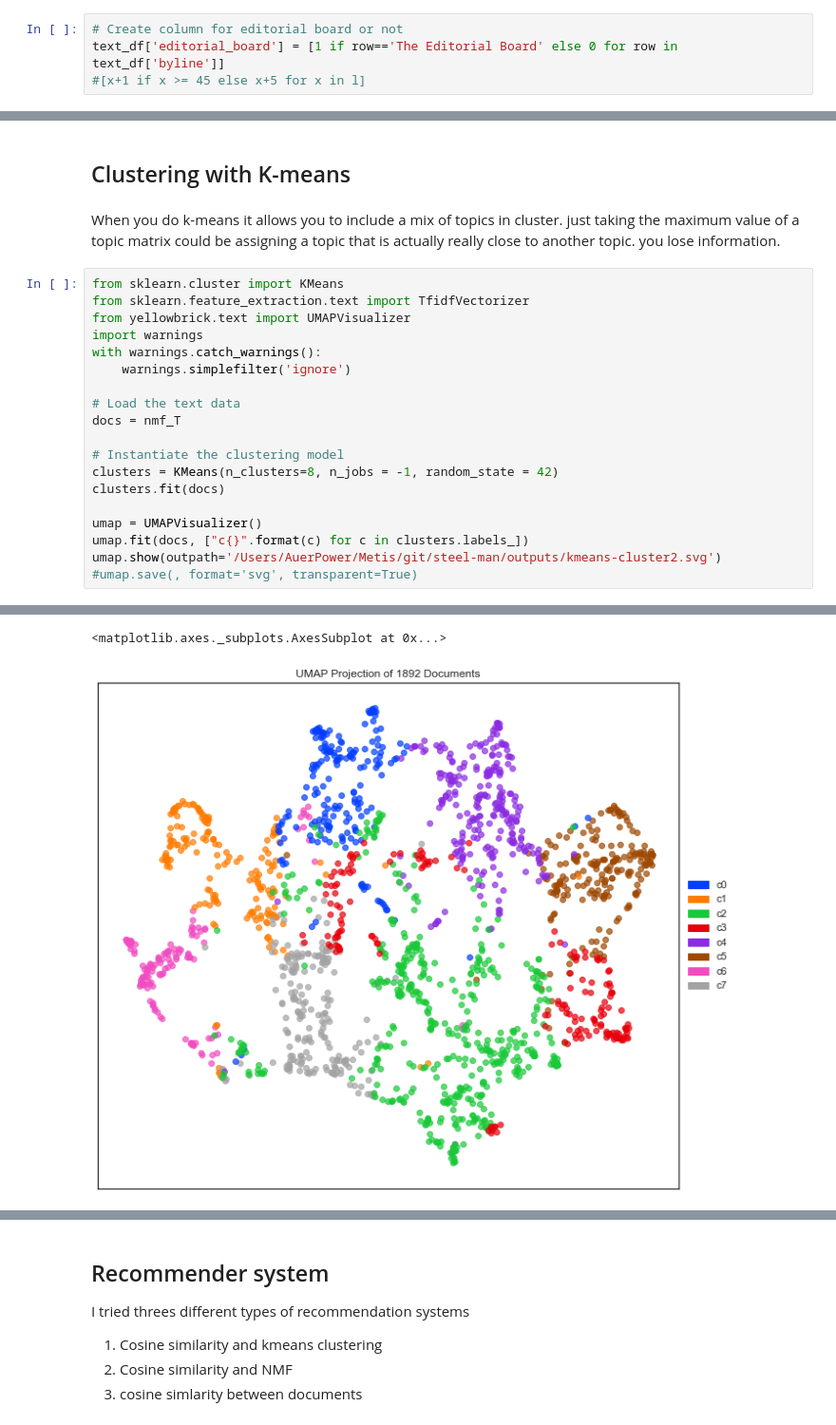
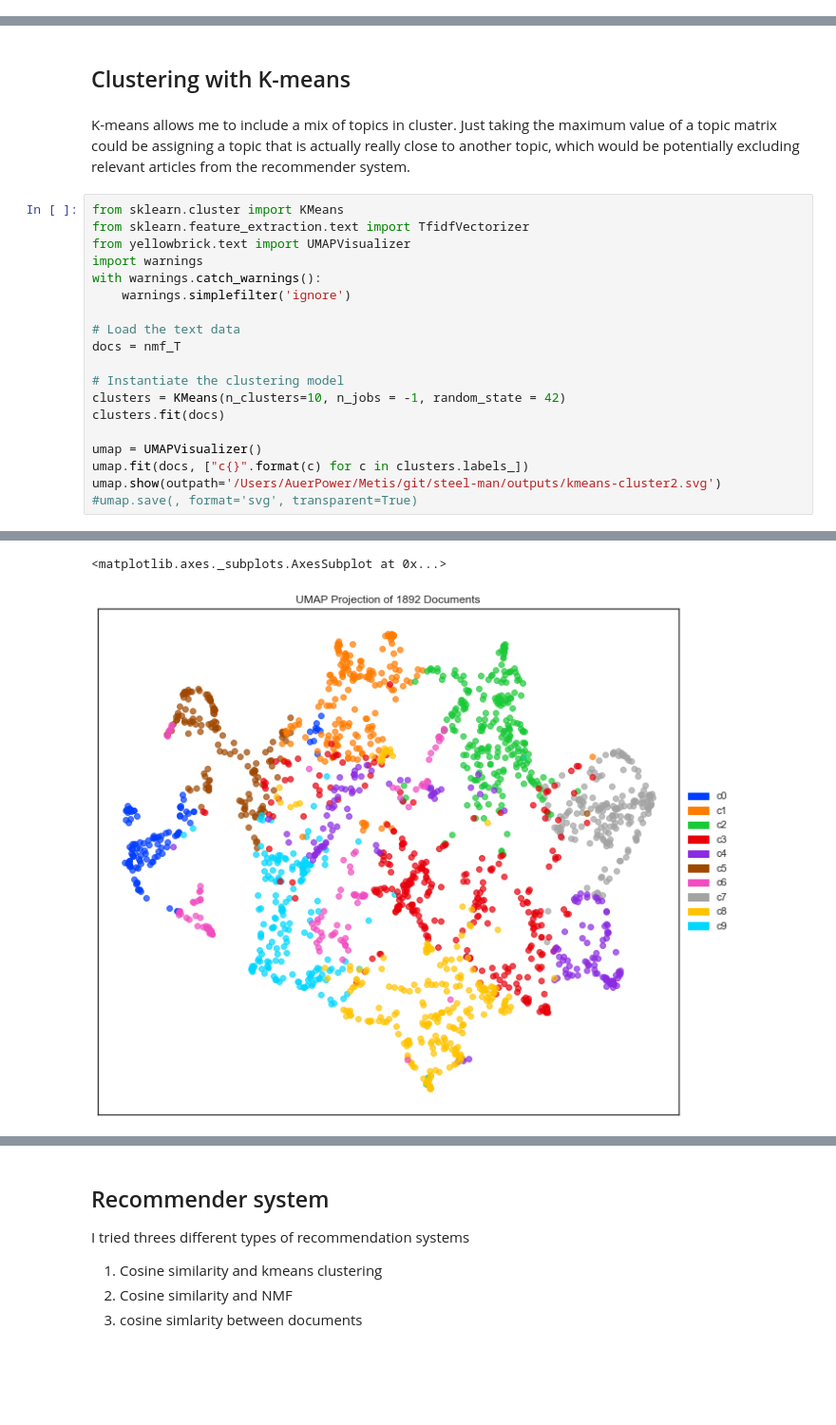
Before and after one commit to sauer3/steel-man, a Jupyter notebook: 02-processing-topic-modeling-clustering.ipynb, the cells around one changed output, grey strips where cells are left out. Shown: that part at 95% size. Saved outputs shown, nothing was run; the diff lists cells and outputs as text; blank space fills up the shorter version.

```diff
--- a/02-processing-topic-modeling-clustering.ipynb
+++ b/02-processing-topic-modeling-clustering.ipynb
@@ -78,4 +86,0 @@ number of articles in corpus: 1892
-# %%
-# Create column for editorial board or not
-text_df['editorial_board'] = [1 if row=='The Editorial Board' else 0 for row in text_df['byline']]
-#[x+1 if x >= 45 else x+5 for x in l]
@@ -337,7 +312,7 @@ umap.show(outpath='/Users/AuerPower/Metis/git/steel-man/outputs/topic-cluster2.s
 # %% [markdown]
 ## Clustering with K-means
 # %% [markdown]
-When you do k-means it allows you to include a mix of topics in cluster. just taking the maximum value of a topic matrix could be assigning a topic that is actually really close to another topic. you lose information.
+K-means allows me to include a mix of topics in cluster. Just taking the maximum value of a topic matrix could be assigning a topic that is actually really close to another topic, which would be potentially excluding relevant articles from the recommender system.
 # %%
 from sklearn.cluster import KMeans
 from sklearn.feature_extraction.text import TfidfVectorizer
@@ -350,7 +325,7 @@ with warnings.catch_warnings():
 docs = nmf_T
 
 # Instantiate the clustering model
-clusters = KMeans(n_clusters=8, n_jobs = -1, random_state = 42)
+clusters = KMeans(n_clusters=10, n_jobs = -1, random_state = 42)
 clusters.fit(docs)
 
 umap = UMAPVisualizer()
@@ -369,5 +346,5 @@ umap.show(outpath='/Users/AuerPower/Metis/git/steel-man/outputs/kmeans-cluster2.
 <matplotlib.axes._subplots.AxesSubplot at 0x...>
-[figure, old version]
+[figure, new version]
 # %%
 # Create data frame to which topic ended up in which clusters
 cluster_df = pd.DataFrame.from_dict({'headline':text_df['headline'],
```
Also changed, not shown: parts of 22 cells of this notebook.
